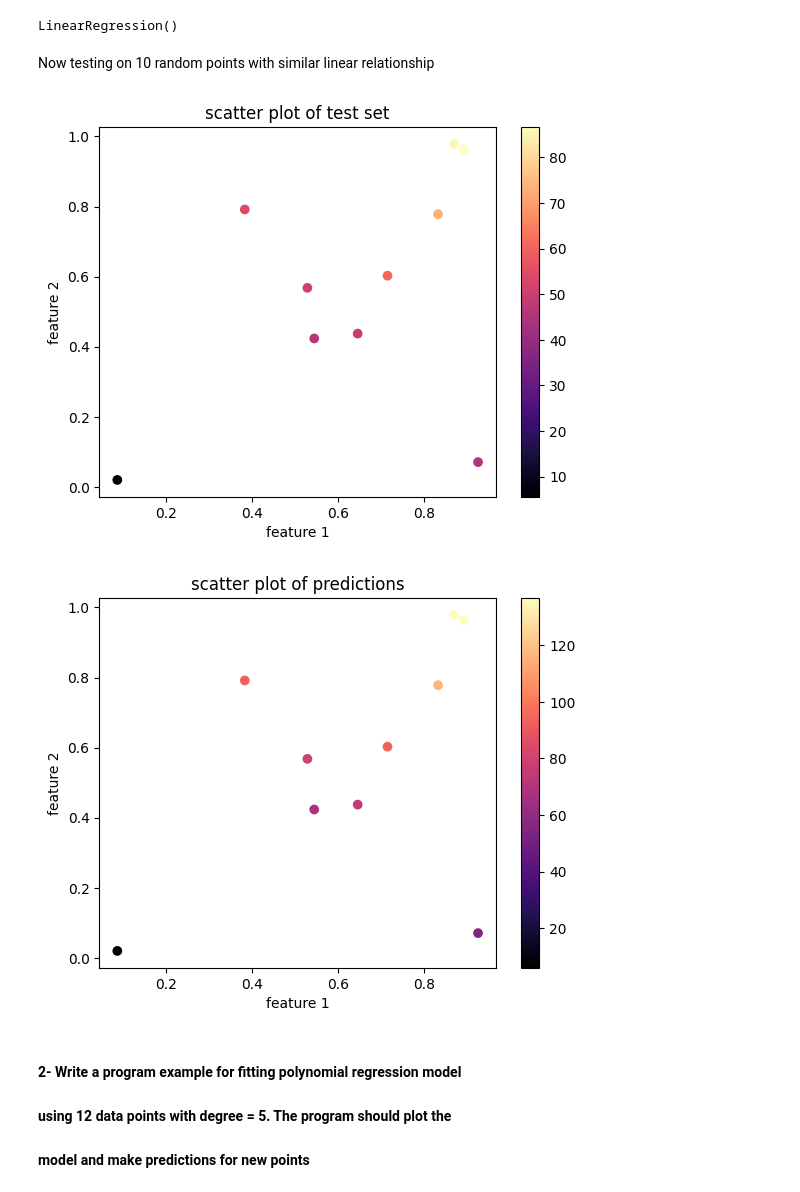
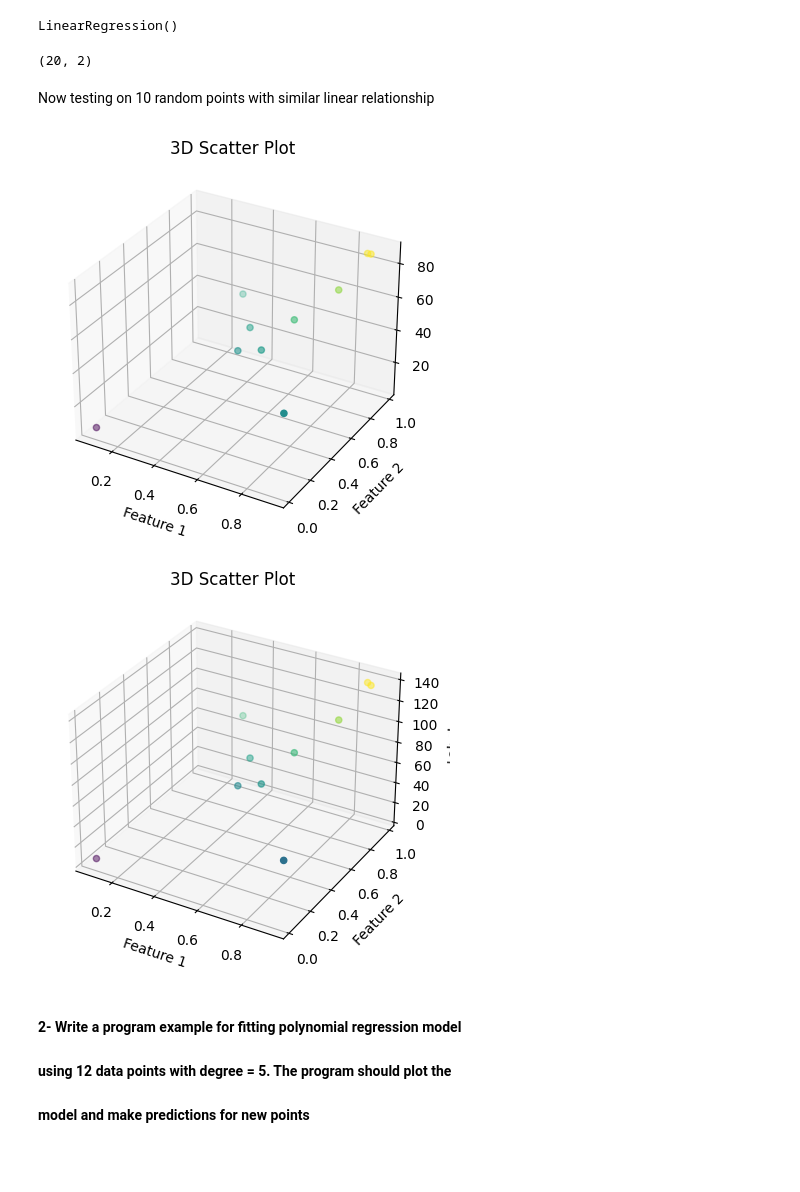
Before and after one commit to Hamedloghmani/statistical-learning-s23, a Jupyter notebook: miniproject1.ipynb, the cells around one changed output. Saved outputs shown, nothing was run; the diff lists cells and outputs as text; code cells hidden in the pictures; blank space fills up the shorter version.

Commit message:
plot changed

```diff
--- a/miniproject1.ipynb
+++ b/miniproject1.ipynb
@@ -23,32 +24,57 @@ lr = LinearRegression()
 lr.fit(x, y)
 # %% [output]
 LinearRegression()
+# %%
+x.shape
+# %% [output]
+(20, 2)
 # %% [markdown]
 Now testing on 10 random points with similar linear relationship
 # %%
 x, y = generate_data(2, 10, 0)
 # %%
+# fig = plt.figure()
+# scatter_plot = plt.scatter(x[:, 0], x[:, 1], marker='o', c=y, cmap='magma')
+# plt.colorbar(scatter_plot)
+# plt.xlabel('feature 1')
+# plt.ylabel('feature 2')
+# plt.title('scatter plot of test set')
+# plt.show()
 fig = plt.figure()
-scatter_plot = plt.scatter(x[:, 0], x[:, 1], marker='o', c=y, cmap='magma')
-plt.colorbar(scatter_plot)
-plt.xlabel('feature 1')
-plt.ylabel('feature 2')
-plt.title('scatter plot of test set')
+ax = plt.axes(projection='3d')
+ax.scatter3D(x[:, 0], x[:, 1], y, c=y, cmap='viridis')
+
+ax.set_xlabel('Feature 1')
+ax.set_ylabel('Feature 2')
+ax.set_zlabel('Label')
+ax.set_title('3D Scatter Plot')
+
 plt.show()
 # %% [output]
-[figure, old version]
+[figure, new version]
 # %%
 predictions = lr.predict(x)
 # %%
+# fig = plt.figure()
+# scatter_plot = plt.scatter(x[:, 0], x[:, 1], marker='o', c=predictions, cmap='magma')
+# plt.colorbar(scatter_plot)
+# plt.xlabel('feature 1')
+# plt.ylabel('feature 2')
+# plt.title('scatter plot of predictions')
+# plt.show()
+
 fig = plt.figure()
-scatter_plot = plt.scatter(x[:, 0], x[:, 1], marker='o', c=predictions, cmap='magma')
-plt.colorbar(scatter_plot)
-plt.xlabel('feature 1')
-plt.ylabel('feature 2')
-plt.title('scatter plot of predictions')
+ax = plt.axes(projection='3d')
+ax.scatter3D(x[:, 0], x[:, 1], predictions, c=predictions, cmap='viridis')
+
+ax.set_xlabel('Feature 1')
+ax.set_ylabel('Feature 2')
+ax.set_zlabel('Label')
+ax.set_title('3D Scatter Plot')
+
 plt.show()
 # %% [output]
-[figure, old version]
+[figure, new version]
 # %% [markdown]
 #### 2- Write a program example for fitting polynomial regression model
 #### using 12 data points with degree = 5. The program should plot the
```
Also changed, not shown: parts of 16 cells of this notebook.
